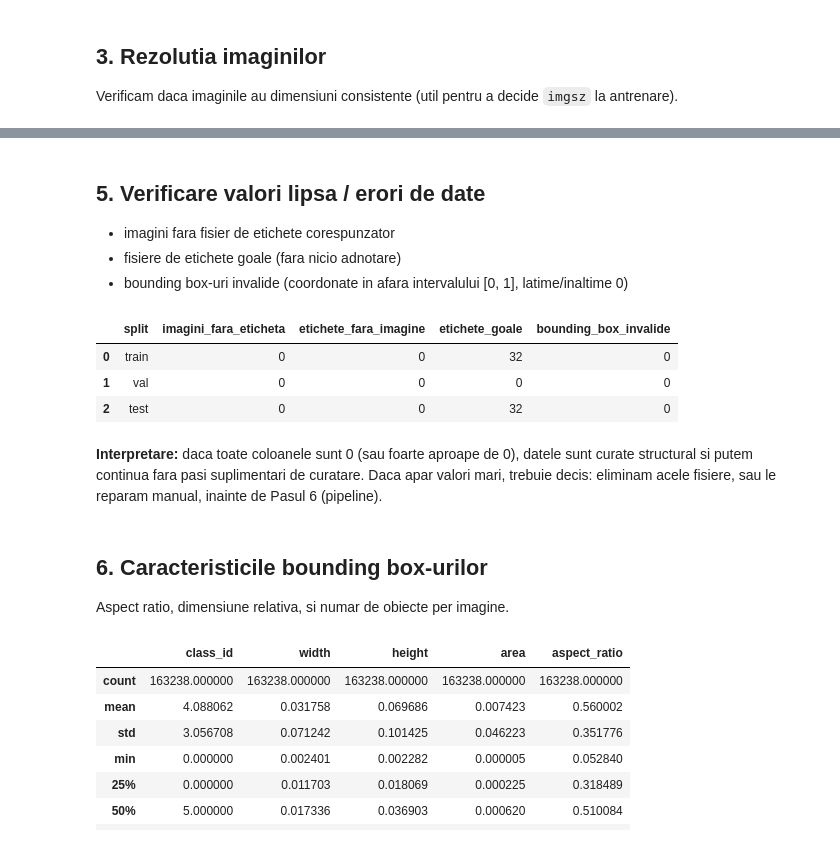
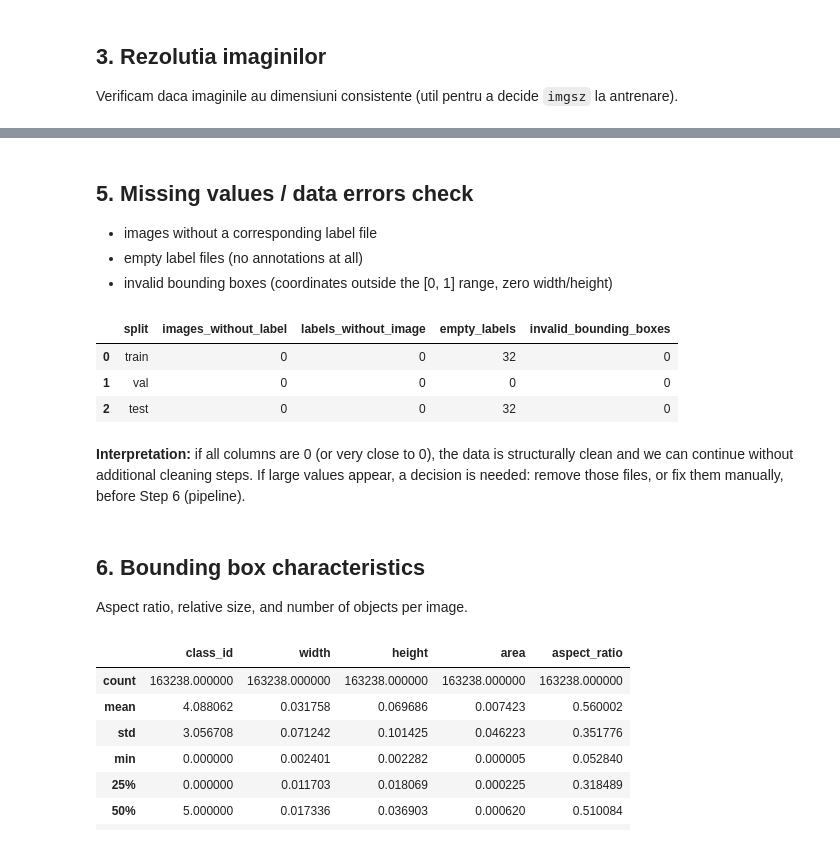
Before and after one commit to spcroitoru/ppe-detection-project, a Jupyter notebook: notebooks/01_eda.ipynb, the cells around one changed output, grey strips where cells are left out. Saved outputs shown, nothing was run; the diff lists cells and outputs as text; code cells hidden in the pictures.

```diff
--- a/notebooks/01_eda.ipynb
+++ b/notebooks/01_eda.ipynb
@@ -76,11 +76,11 @@ for split in SPLITS:
     lbls = list_labels(split)
     inventory.append({
         "split": split,
-        "nr_imagini": len(imgs),
-        "nr_etichete": len(lbls),
+        "num_images": len(imgs),
+        "num_labels": len(lbls),
     })
 
 df_inventory = pd.DataFrame(inventory)
-df_inventory["procent"] = (df_inventory["nr_imagini"] / df_inventory["nr_imagini"].sum() * 100).round(1)
+df_inventory["percentage"] = (df_inventory["num_images"] / df_inventory["num_images"].sum() * 100).round(1)
 df_inventory
 # %% [output]
@@ -193,62 +193,62 @@ iar Safety_goggles are cele mai putine exemple - risc de performanta slaba pe ac
 # %% [markdown]
-## 5. Verificare valori lipsa / erori de date
+## 5. Missing values / data errors check
 
-- imagini fara fisier de etichete corespunzator
-- fisiere de etichete goale (fara nicio adnotare)
-- bounding box-uri invalide (coordonate in afara intervalului [0, 1], latime/inaltime 0)
+- images without a corresponding label file
+- empty label files (no annotations at all)
+- invalid bounding boxes (coordinates outside the [0, 1] range, zero width/height)
 # %%
 def check_data_quality(split):
     img_files = list_images(split)
     img_basenames = {os.path.splitext(os.path.basename(p))[0] for p in img_files}
     label_files = list_labels(split)
     label_basenames = {os.path.splitext(os.path.basename(p))[0] for p in label_files}
 
-    imgs_fara_label = img_basenames - label_basenames
-    labels_fara_img = label_basenames - img_basenames
+    images_without_label = img_basenames - label_basenames
+    labels_without_image = label_basenames - img_basenames
 
     empty_labels = 0
     invalid_boxes = []
     for label_path in label_files:
         with open(label_path) as f:
             lines = [l.strip() for l in f if l.strip()]
         if len(lines) == 0:
             empty_labels += 1
         for line in lines:
             parts = line.split()
             if len(parts) < 5:
-                invalid_boxes.append((label_path, "linie incompleta"))
+                invalid_boxes.append((label_path, "incomplete line"))
                 continue
             _, xc, yc, bw, bh = parts[:5]
             xc, yc, bw, bh = float(xc), float(yc), float(bw), float(bh)
             if not (0 <= xc <= 1 and 0 <= yc <= 1 and 0 <= bw <= 1 and 0 <= bh <= 1):
-                invalid_boxes.append((label_path, "coordonate in afara [0,1]"))
+                invalid_boxes.append((label_path, "coordinates outside [0,1]"))
             if bw <= 0 or bh <= 0:
-                invalid_boxes.append((label_path, "latime/inaltime 0"))
+                invalid_boxes.append((label_path, "zero width/height"))
 
     return {
         "split": split,
-        "imagini_fara_eticheta": len(imgs_fara_label),
-        "etichete_fara_imagine": len(labels_fara_img),
-        "etichete_goale": empty_labels,
-        "bounding_box_invalide": len(invalid_boxes),
+        "images_without_label": len(images_without_label),
+        "labels_without_image": len(labels_without_image),
+        "empty_labels": empty_labels,
+        "invalid_bounding_boxes": len(invalid_boxes),
     }
 
 quality_report = [check_data_quality(s) for s in SPLITS]
 df_quality = pd.DataFrame(quality_report)
 df_quality
 # %% [output]
-|  | split | imagini_fara_eticheta | etichete_fara_imagine | etichete_goale | bounding_box_invalide |
+|  | split | images_without_label | labels_without_image | empty_labels | invalid_bounding_boxes |
 | 0 | train | 0 | 0 | 32 | 0 |
 | 1 | val | 0 | 0 | 0 | 0 |
 | 2 | test | 0 | 0 | 32 | 0 |
 # %% [markdown]
-**Interpretare:** daca toate coloanele sunt 0 (sau foarte aproape de 0), datele sunt curate
-structural si putem continua fara pasi suplimentari de curatare. Daca apar valori mari,
-trebuie decis: eliminam acele fisiere, sau le reparam manual, inainte de Pasul 6 (pipeline).
+**Interpretation:** if all columns are 0 (or very close to 0), the data is structurally
+clean and we can continue without additional cleaning steps. If large values appear,
+a decision is needed: remove those files, or fix them manually, before Step 6 (pipeline).
 # %% [markdown]
-## 6. Caracteristicile bounding box-urilor
+## 6. Bounding box characteristics
 
-Aspect ratio, dimensiune relativa, si numar de obiecte per imagine.
+Aspect ratio, relative size, and number of objects per image.
 # %%
 box_records = []
 objects_per_image = []
```
Also changed, not shown: parts of 18 cells of this notebook, 5 other files.
